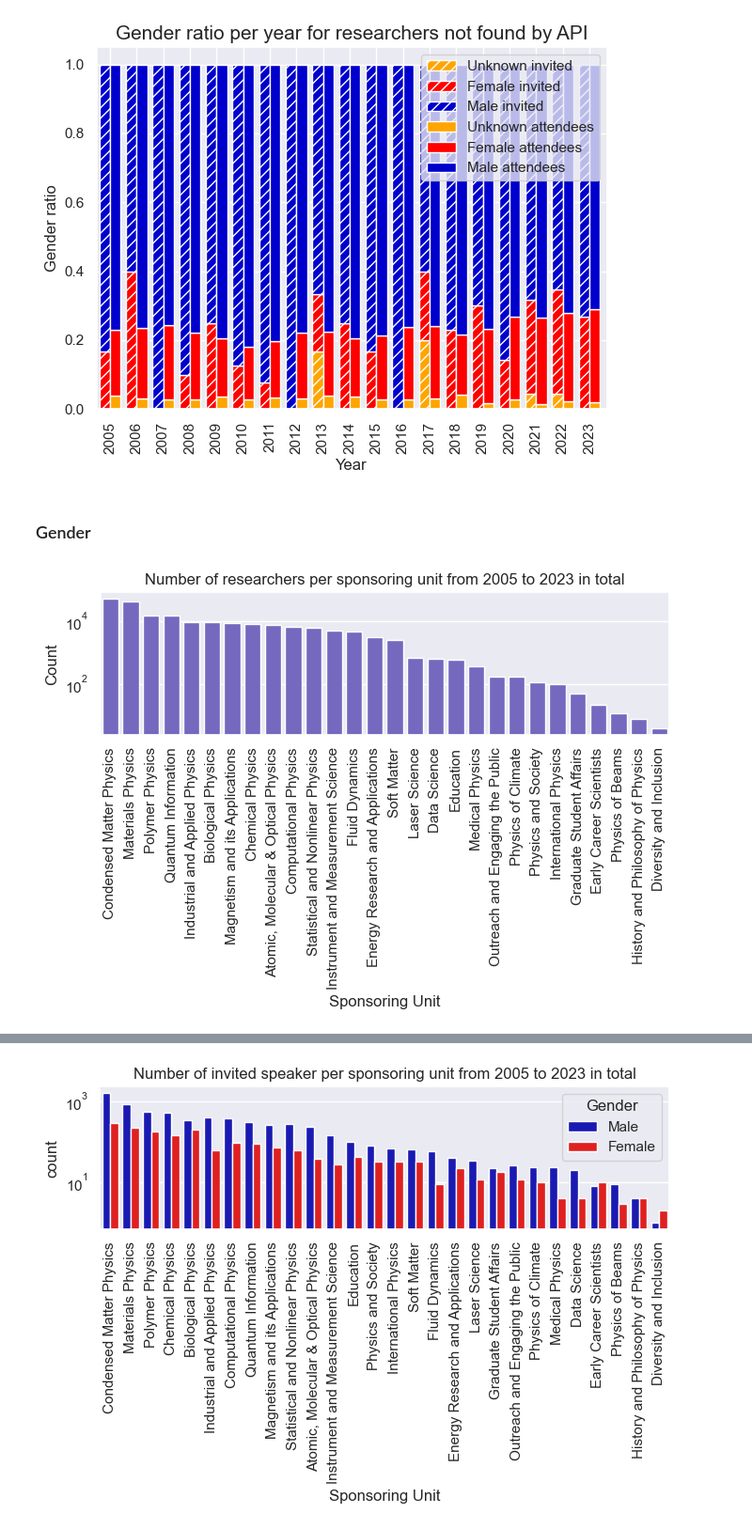
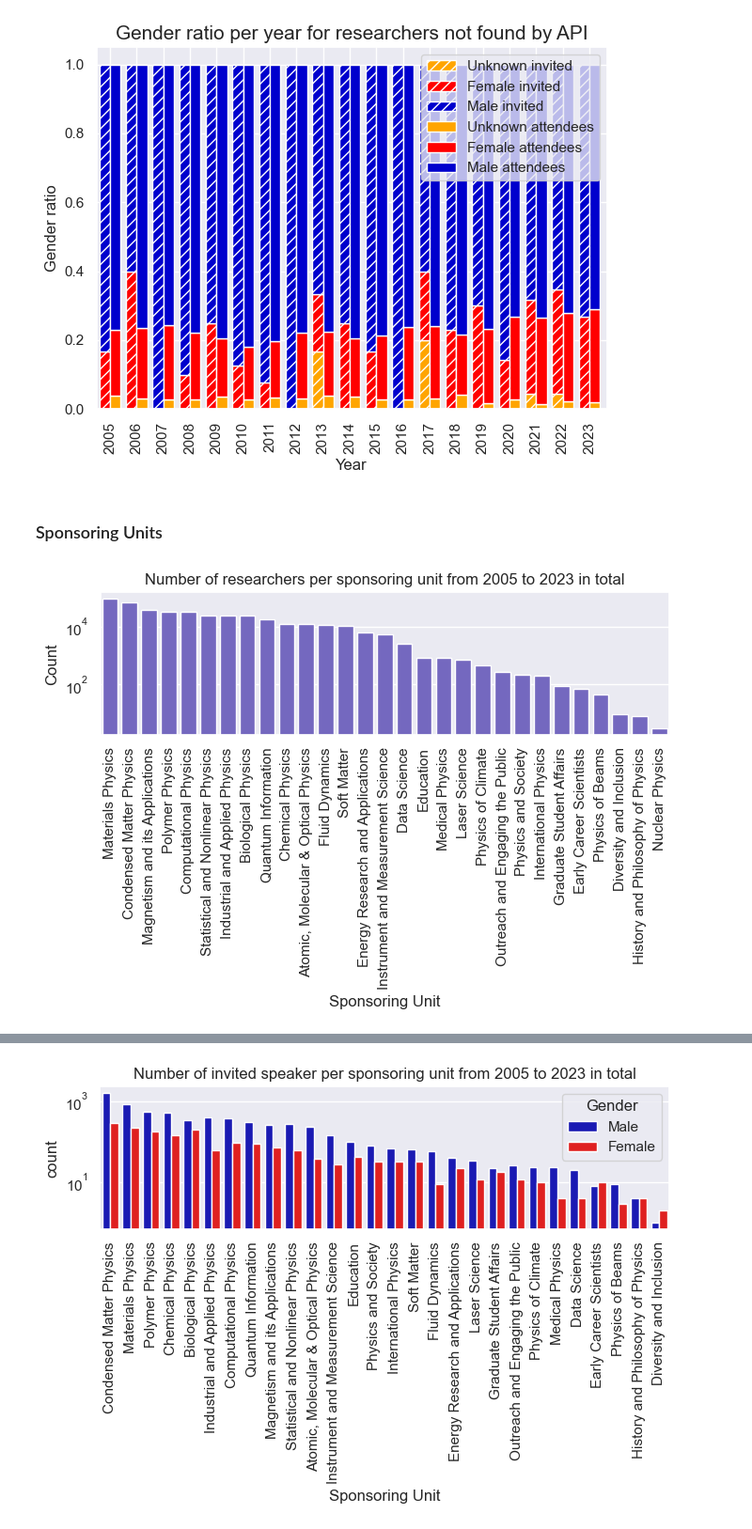
Before and after one commit to EllenWM/Evolution-of-Gender-Diversity-in-Physics-Conferences, a Jupyter notebook: Plots.ipynb, the cells around one changed output, grey strips where cells are left out. Shown at 94% size. Saved outputs shown, nothing was run; the diff lists cells and outputs as text; code cells hidden in the pictures.

```diff
--- a/Plots.ipynb
+++ b/Plots.ipynb
@@ -7,7 +7,7 @@ sns.set(font_scale = 1, style = 'darkgrid', rc={'figure.figsize':(7,5)})
 pd.options.mode.chained_assignment = None  # default='warn'
 # %%
 #load data for researchers and divisions
-df_researchers = pd.read_pickle("Files/Dataframes/researchersFinal.pkl").drop(['ID'], axis = 1).rename(columns = {'AuthorCount': 'ResearcherCount'})
+df_researchers = pd.read_pickle("Files/Dataframes/researchersFinal.pkl").drop(['ID', 'firstName'], axis = 1).rename(columns = {'AuthorCount': 'ResearcherCount'})
 errorResearchers_gender = pd.read_pickle("Files/Dataframes/ResearchersNotFound_wGender.pkl").drop('ID', axis = 1).drop_duplicates(subset = ['SearchName', 'Year', 'SessionType']) #only unique researchers(wrt. year and session type)
 
 #change F to Female, M to Male and ? to Unknown
@@ -16,6 +16,7 @@ df_researchers['Gender'] = df_researchers['Gender'].map(replacements)
 errorResearchers_gender['Gender'] = errorResearchers_gender['Gender'].map(replacements)
 # %%
 #remove researchers with negative seniority
-researcher_positiveSeniority = df_researchers[df_researchers.Seniority >= 0].reset_index(drop = True)
-print("Number of researchers deleted, which had negative seniority:", len(df_researchers.SearchName.unique()) - len(researcher_positiveSeniority.SearchName.unique()))
+#researcher_positiveSeniority = df_researchers[df_researchers.Seniority >= 0].reset_index(drop = True)
+researcher_seniorityFilter = df_researchers[(df_researchers.Seniority >= 0)  & (df_researchers.Seniority <= 75)].reset_index(drop = True)
+print("Number of researchers deleted, which had negative seniority or very high seniority:", len(df_researchers.SearchName.unique()) - len(researcher_seniorityFilter.SearchName.unique()))
 # %% [output]
@@ -23,6 +24,6 @@ Number of researchers deleted, which had negative seniority: 6466
 # %%
-researchers = researcher_positiveSeniority.drop_duplicates(subset = ['SearchName', 'Year', 'SessionType']) #only unique researchers(wrt. year and session type)
-sponsUnitResearchers = researcher_positiveSeniority.drop_duplicates(subset = ['SearchName', 'Year', 'SessionType', 'AssignedSponsoringUnit']) #unique researchers, also wrt. sponsoring unit
+researchers = researcher_seniorityFilter.drop_duplicates(subset = ['SearchName', 'Year', 'SessionType']) #only unique researchers(wrt. year and session type)
+sponsUnitResearchers = researcher_seniorityFilter.drop_duplicates(subset = ['SearchName', 'Year', 'SessionType', 'AssignedSponsoringUnit']) #unique researchers, also wrt. sponsoring unit
 #errorResearchers = pd.read_pickle("Files/Dataframes/errorResearchers_filtered.pkl").drop_duplicates(subset = ['SearchName', 'Year', 'SessionType']) #only unique researchers(wrt. year and session type)
 uniqueResearchers = researchers.drop_duplicates(subset='SearchName')
 # %%
@@ -218,5 +219,5 @@ plt.show()
 # %% [output]
 [figure]
 # %% [markdown]
-### Gender
+### Sponsoring Units
 # %%
@@ -225,12 +225,0 @@ attendees_divisions = divisionResearchers[divisionResearchers.SessionType == 'at
-# %%
-sns.countplot(data = divisionResearchers, x = 'AssignedSponsoringUnit', order = divisionResearchers.AssignedSponsoringUnit.value_counts().index, color = 'slateblue')
-plt.xticks(rotation=90)
-plt.yscale('log')
-plt.ylabel('Count')
-plt.xlabel('Sponsoring Unit')
-plt.title('Number of researchers per sponsoring unit from 2005 to 2023 in total')
-plt.tight_layout()
-plt.savefig("Figures/sponsoringUnits_count.png", bbox_inches='tight')
-plt.show()
-# %% [output]
-[figure, removed]
@@ -238,0 +226,12 @@ plt.show()
+# %%
+sns.countplot(data = sponsUnitResearchers, x = 'AssignedSponsoringUnit', order = sponsUnitResearchers.AssignedSponsoringUnit.value_counts().index, color = 'slateblue')
+plt.xticks(rotation=90)
+plt.yscale('log')
+plt.ylabel('Count')
+plt.xlabel('Sponsoring Unit')
+plt.title('Number of researchers per sponsoring unit from 2005 to 2023 in total')
+plt.tight_layout()
+plt.savefig("Figures/sponsoringUnits_count.png", bbox_inches='tight')
+plt.show()
+# %% [output]
+[figure, added]
```
Also changed, not shown: parts of 15 cells of this notebook, 1 other file.
